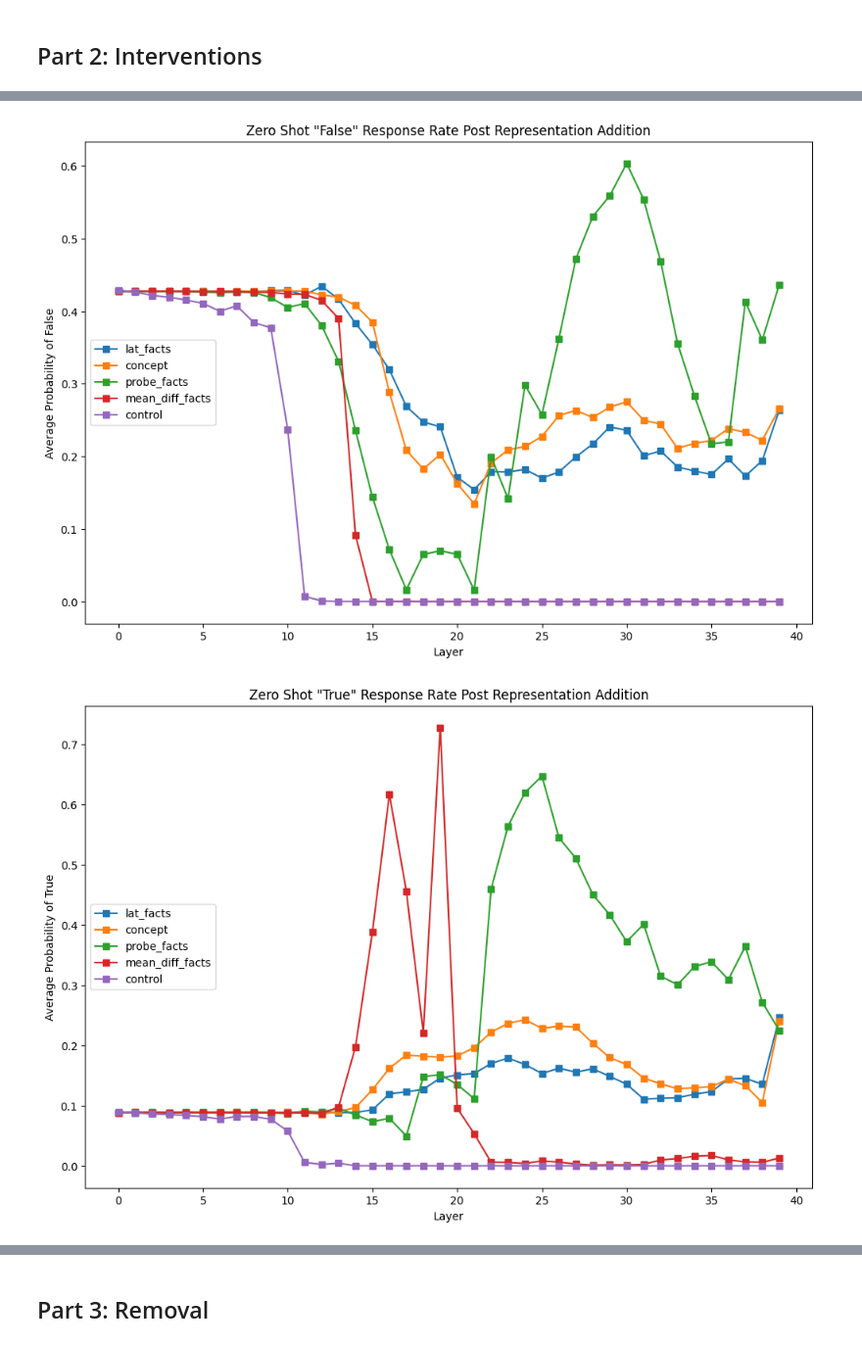
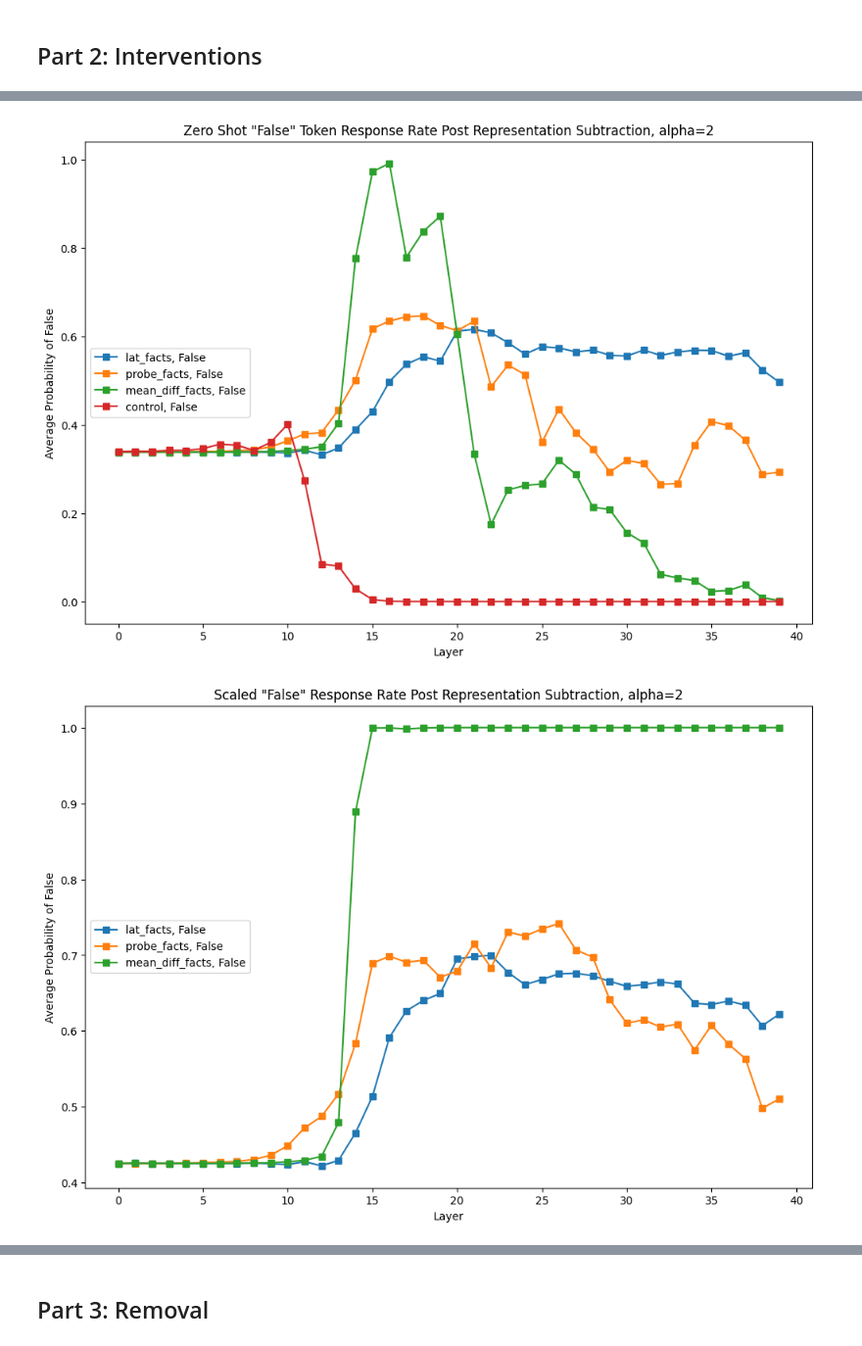
Before and after one commit to magikarp01/rep_control, a Jupyter notebook: analyze_performances.ipynb, the cells around one changed output, grey strips where cells are left out. Shown at 98% size. Saved outputs shown, nothing was run; the diff lists cells and outputs as text; code cells hidden in the pictures.

```diff
--- a/analyze_performances.ipynb
+++ b/analyze_performances.ipynb
@@ -78,10 +78,14 @@ def plot_performances(performances, plot_keys, tuple_index=None, title=None, ahx
     """
     plt.figure(figsize=(12, 8))
 
+    linestyles = ['-', '--', '-.', ':']
+    markers = ['s', 'o', '^', 'D']
+    dir_colors = plt.cm.jet(np.linspace(0, 1, len(dir_names)))
+
     if dir_names is None:
         dir_names = performances.keys()
     for dir_name in dir_names:
-        for plot_key in plot_keys:
+        for key_idx, plot_key in enumerate(plot_keys):
 
             if tuple_index is not None:
                 probs = performances[dir_name][tuple_index][plot_key]
@@ -89,6 +93,8 @@ def plot_performances(performances, plot_keys, tuple_index=None, title=None, ahx
                 probs = performances[dir_name][plot_key]
 
             mean_probs = np.array([list(probs[layer].values()) for layer in range(n_layers)]).mean(axis=1)
+
+            # if key_idx == 0:
             plt.plot(range(n_layers), mean_probs, marker='s', linestyle='-', label=f"{dir_name}, {plot_key}")
 
     if show_base_rate:
@@ -119,12 +134,8 @@ with open(f"performances/causal_intervention_performances_{split_name=}_{alpha=}
 # %%
-# scale_performance_relative(added_performances, tuple_index=1)
-plot_performances(added_performances, ["False"], tuple_index=1, title="Zero Shot \"False\" Response Rate Post Representation Addition", scale_baseline_relative=scale_relative)
-plot_performances(added_performances, ["True"], tuple_index=1, title="Zero Shot \"True\" Response Rate Post Representation Addition", scale_baseline_relative=scale_relative)
+plot_performances(subtracted_performances, ["False"], tuple_index=1, title=f"Zero Shot \"False\" Token Response Rate Post Representation Subtraction, {alpha=}", scale_baseline_relative=scale_relative, dir_names=["lat_facts", "probe_facts", "mean_diff_facts", "control"])
 
-
-scale_performance_relative(added_performances, tuple_index=1)
-plot_performances(added_performances, ["False"], tuple_index=1, title="Scaled \"False\" Response Rate Post Representation Addition", scale_baseline_relative=scale_relative)
-plot_performances(added_performances, ["True"], tuple_index=1, title="Scaled \"True\" Response Rate Post Representation Addition", scale_baseline_relative=scale_relative)
+scale_performance_relative(subtracted_performances, tuple_index=1)
+plot_performances(subtracted_performances, ["False"], tuple_index=1, title=f"Scaled \"False\" Response Rate Post Representation Subtraction, {alpha=}", scale_baseline_relative=scale_relative, dir_names=["lat_facts", "probe_facts", "mean_diff_facts"])
 # %% [output]
-[figure, old version]
+[figure, new version]
-[figure, old version]
+[figure, new version]
```
Also changed, not shown: parts of 6 cells of this notebook, 1 other file.
